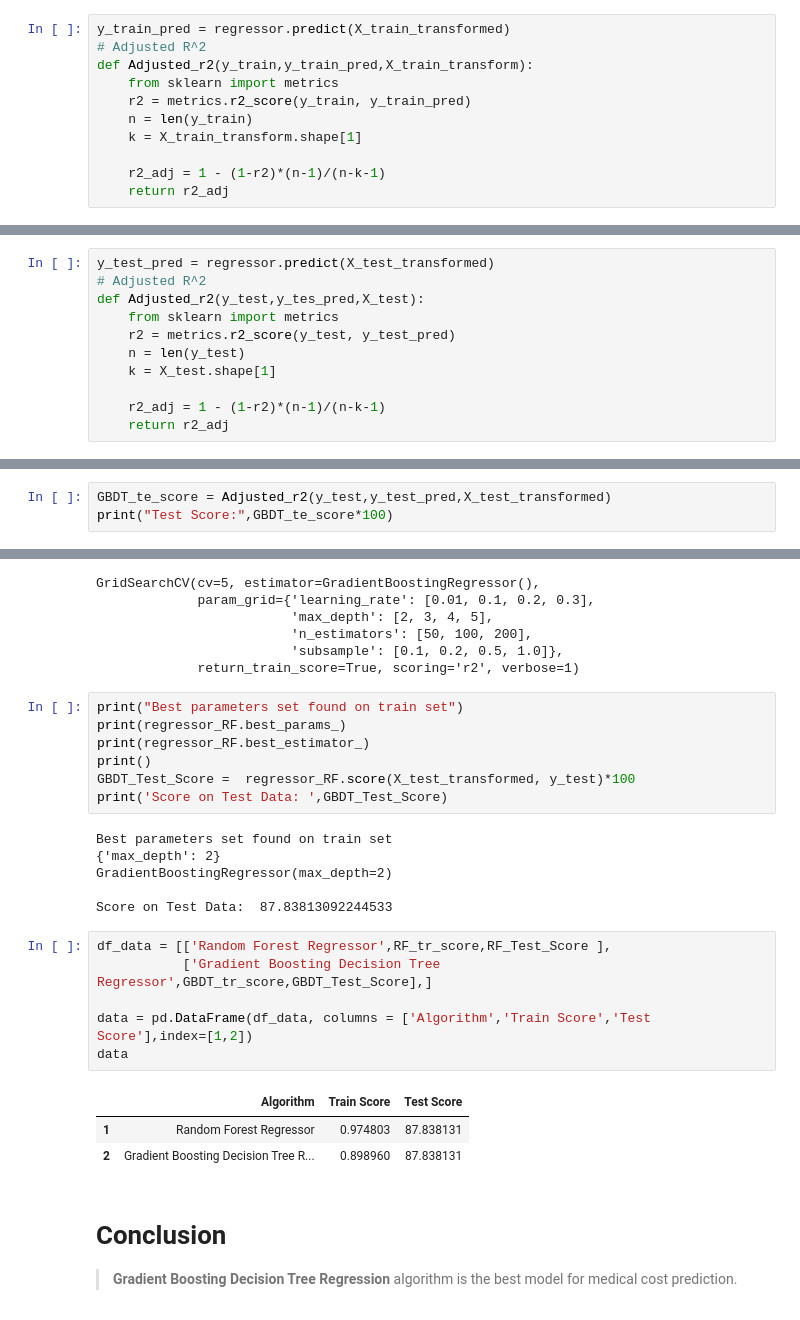
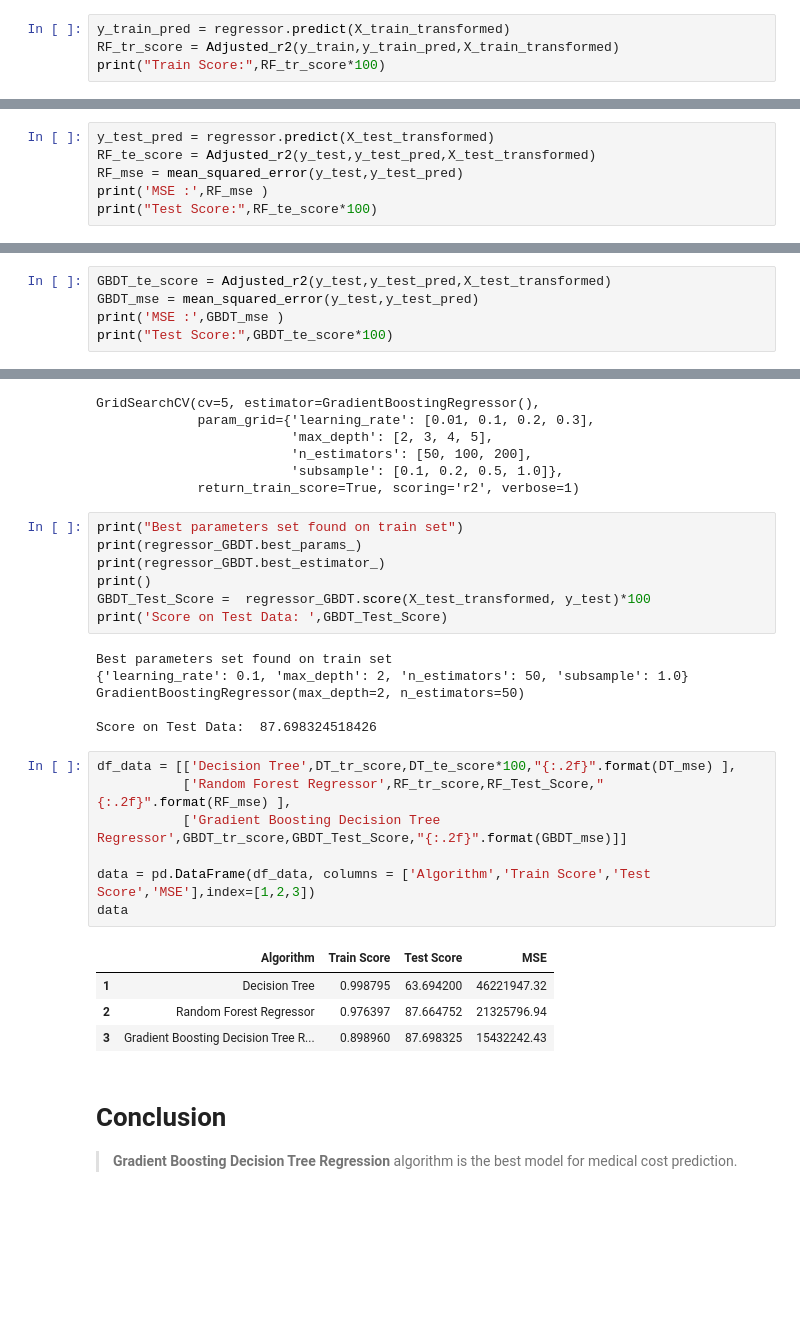
Before and after one commit to Divya-Shriwas/Machine_learning, a Jupyter notebook: Supervised Learning/Regression/Medical Cost Prediction.ipynb, the cells around one changed output, grey strips where cells are left out. Saved outputs shown, nothing was run; the diff lists cells and outputs as text; blank space fills up the shorter version.

```diff
--- a/Supervised Learning/Regression/Medical Cost Prediction.ipynb
+++ b/Supervised Learning/Regression/Medical Cost Prediction.ipynb
@@ -869,12 +856,5 @@ Root Mean Squared Error:  4499.814775286336
 **Evaluating the Model**
 # %%
 y_train_pred = regressor.predict(X_train_transformed)
-# Adjusted R^2
-def Adjusted_r2(y_train,y_train_pred,X_train_transform):
-    from sklearn import metrics
-    r2 = metrics.r2_score(y_train, y_train_pred)
-    n = len(y_train)
-    k = X_train_transform.shape[1]
-
-    r2_adj = 1 - (1-r2)*(n-1)/(n-k-1)
-    return r2_adj
+RF_tr_score = Adjusted_r2(y_train,y_train_pred,X_train_transformed)
+print("Train Score:",RF_tr_score*100)
@@ -886,11 +863,6 @@ Train Score: 97.48032335826758
 # %%
 y_test_pred = regressor.predict(X_test_transformed)
-# Adjusted R^2
-def Adjusted_r2(y_test,y_tes_pred,X_test):
-    from sklearn import metrics
-    r2 = metrics.r2_score(y_test, y_test_pred)
-    n = len(y_test)
-    k = X_test.shape[1]
-
-    r2_adj = 1 - (1-r2)*(n-1)/(n-k-1)
-    return r2_adj
+RF_te_score = Adjusted_r2(y_test,y_test_pred,X_test_transformed)
+RF_mse = mean_squared_error(y_test,y_test_pred)
+print('MSE :',RF_mse )
+print("Test Score:",RF_te_score*100)
@@ -1021,4 +960,6 @@ def Adjusted_r2(y_test,y_tes_pred,X_test):
 # %%
 GBDT_te_score = Adjusted_r2(y_test,y_test_pred,X_test_transformed)
+GBDT_mse = mean_squared_error(y_test,y_test_pred)
+print('MSE :',GBDT_mse )
 print("Test Score:",GBDT_te_score*100)
 # %% [output]
@@ -1059,27 +1001,29 @@ GridSearchCV(cv=5, estimator=GradientBoostingRegressor(),
              return_train_score=True, scoring='r2', verbose=1)
 # %%
 print("Best parameters set found on train set")
-print(regressor_RF.best_params_)
-print(regressor_RF.best_estimator_)
+print(regressor_GBDT.best_params_)
+print(regressor_GBDT.best_estimator_)
 print()
-GBDT_Test_Score =  regressor_RF.score(X_test_transformed, y_test)*100
+GBDT_Test_Score =  regressor_GBDT.score(X_test_transformed, y_test)*100
 print('Score on Test Data: ',GBDT_Test_Score)
 # %% [output]
 Best parameters set found on train set
-{'max_depth': 2}
-GradientBoostingRegressor(max_depth=2)
+{'learning_rate': 0.1, 'max_depth': 2, 'n_estimators': 50, 'subsample': 1.0}
+GradientBoostingRegressor(max_depth=2, n_estimators=50)
 
-Score on Test Data:  87.83813092244533
+Score on Test Data:  87.698324518426
 # %%
-df_data = [['Random Forest Regressor',RF_tr_score,RF_Test_Score ],
-           ['Gradient Boosting Decision Tree Regressor',GBDT_tr_score,GBDT_Test_Score],]
+df_data = [['Decision Tree',DT_tr_score,DT_te_score*100,"{:.2f}".format(DT_mse) ],
+           ['Random Forest Regressor',RF_tr_score,RF_Test_Score,"{:.2f}".format(RF_mse) ],
+           ['Gradient Boosting Decision Tree Regressor',GBDT_tr_score,GBDT_Test_Score,"{:.2f}".format(GBDT_mse)]]
 
-data = pd.DataFrame(df_data, columns = ['Algorithm','Train Score','Test Score'],index=[1,2])
+data = pd.DataFrame(df_data, columns = ['Algorithm','Train Score','Test Score','MSE'],index=[1,2,3])
 data
 # %% [output]
-|  | Algorithm | Train Score | Test Score |
-| 1 | Random Forest Regressor | 0.974803 | 87.838131 |
-| 2 | Gradient Boosting Decision Tree R... | 0.898960 | 87.838131 |
+|  | Algorithm | Train Score | Test Score | MSE |
+| 1 | Decision Tree | 0.998795 | 63.694200 | 46221947.32 |
+| 2 | Random Forest Regressor | 0.976397 | 87.664752 | 21325796.94 |
+| 3 | Gradient Boosting Decision Tree R... | 0.898960 | 87.698325 | 15432242.43 |
 # %% [markdown]
 # Conclusion
  >**Gradient Boosting Decision Tree Regression** algorithm is the best model for medical cost prediction.
```
Also changed, not shown: parts of 31 cells of this notebook.
